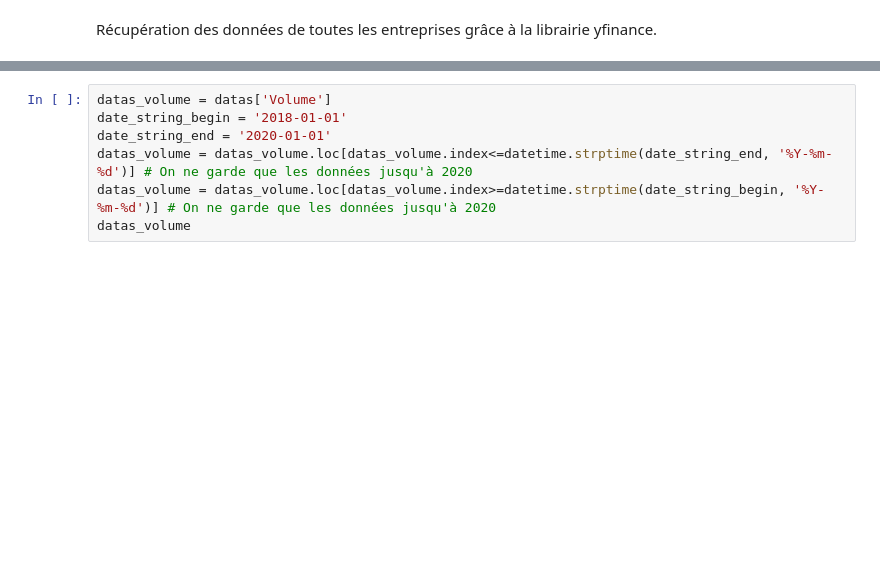
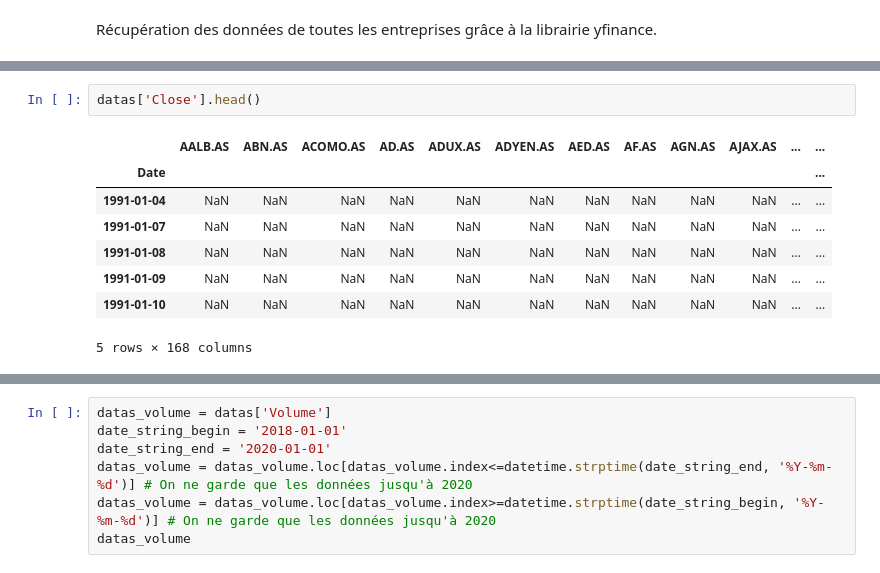
Before and after one commit to Simzer994/Portfolio-Project, a Jupyter notebook: GetData.ipynb, the cells around one changed output, grey strips where cells are left out. Drawn from its saved outputs; the diff is of its cells as text; blank space fills up the shorter version.

```diff
--- a/Projet.ipynb
+++ b/GetData.ipynb
@@ -44,0 +55,11 @@ datas.index = pd.to_datetime(datas.index)
+# %%
+datas['Close'].head()
+# %% [output]
+|  | AALB.AS | ABN.AS | ACOMO.AS | AD.AS | ADUX.AS | ADYEN.AS | AED.AS | AF.AS | AGN.AS | AJAX.AS | ... | ... |
+| Date |  |  |  |  |  |  |  |  |  |  |  | ... |
+| 1991-01-04 | NaN | NaN | NaN | NaN | NaN | NaN | NaN | NaN | NaN | NaN | ... | ... |
+| 1991-01-07 | NaN | NaN | NaN | NaN | NaN | NaN | NaN | NaN | NaN | NaN | ... | ... |
+| 1991-01-08 | NaN | NaN | NaN | NaN | NaN | NaN | NaN | NaN | NaN | NaN | ... | ... |
+| 1991-01-09 | NaN | NaN | NaN | NaN | NaN | NaN | NaN | NaN | NaN | NaN | ... | ... |
+| 1991-01-10 | NaN | NaN | NaN | NaN | NaN | NaN | NaN | NaN | NaN | NaN | ... | ... |
+5 rows × 168 columns
```
Also changed, not shown: parts of 7 cells of this notebook.
